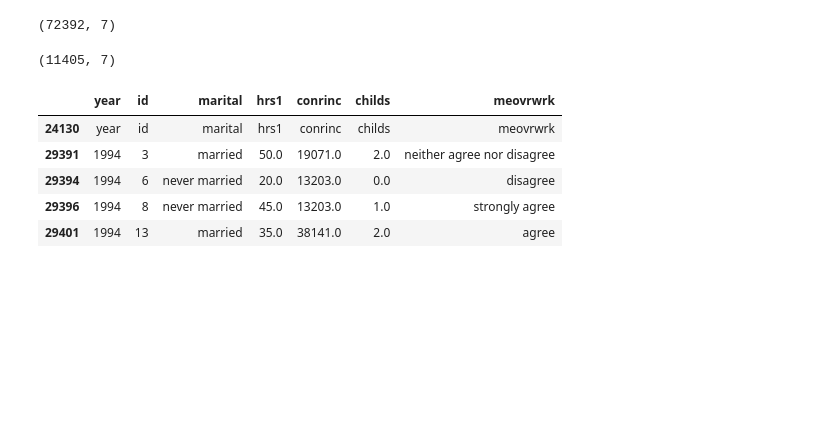
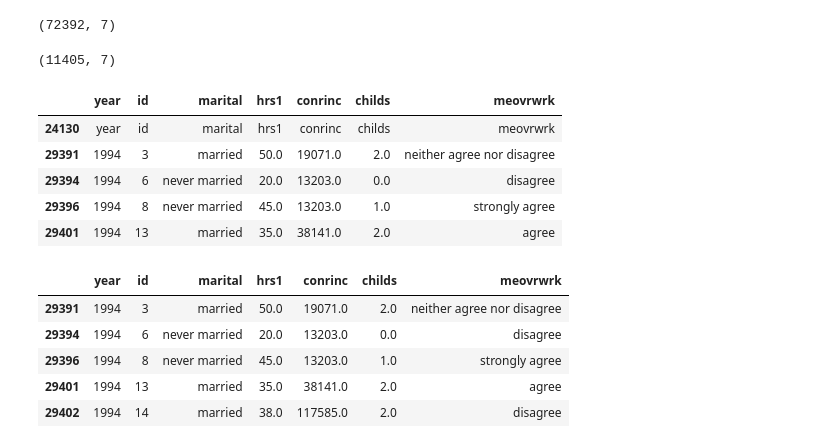
Before and after one commit to imdressel/project_gss, a Jupyter notebook: project1_extract_data.ipynb, the cells around one changed output. Drawn from its saved outputs; the diff is of its cells as text; code cells hidden in the pictures; blank space fills up the shorter version.

```diff
--- a/project1_extract_data.ipynb
+++ b/project1_extract_data.ipynb
@@ -73,4 +73,15 @@ df2.head()
 | 29394 | 1994 | 6 | never married | 20.0 | 13203.0 | 0.0 | disagree |
 | 29396 | 1994 | 8 | never married | 45.0 | 13203.0 | 1.0 | strongly agree |
 | 29401 | 1994 | 13 | married | 35.0 | 38141.0 | 2.0 | agree |
+# %%
+df3 = df2.drop(df2.index[0])
+# %%
+df3.head()
+# %% [output]
+|  | year | id | marital | hrs1 | conrinc | childs | meovrwrk |
+| 29391 | 1994 | 3 | married | 50.0 | 19071.0 | 2.0 | neither agree nor disagree |
+| 29394 | 1994 | 6 | never married | 20.0 | 13203.0 | 0.0 | disagree |
+| 29396 | 1994 | 8 | never married | 45.0 | 13203.0 | 1.0 | strongly agree |
+| 29401 | 1994 | 13 | married | 35.0 | 38141.0 | 2.0 | agree |
+| 29402 | 1994 | 14 | married | 38.0 | 117585.0 | 2.0 | disagree |
 # %%
```
Also changed, not shown: parts of 1 cell of this notebook.
